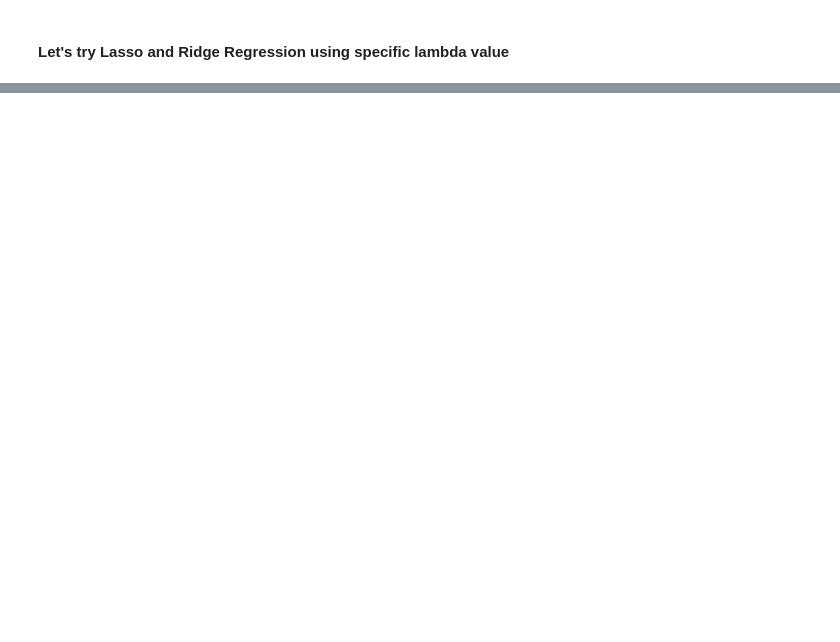
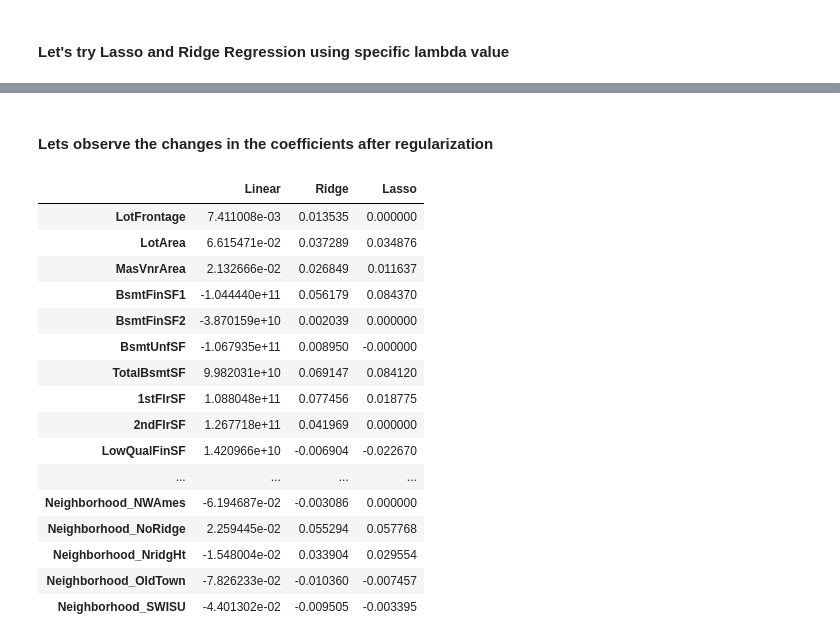
Before and after one commit to sabhrantsrivastava/HousingAnalysisAdvancedRegression, a Jupyter notebook: Sabhrant_Srivastava_Housing_Analysis.ipynb, the cells around one changed output, grey strips where cells are left out. Saved outputs shown, nothing was run; the diff lists cells and outputs as text; code cells hidden in the pictures; blank space fills up the shorter version.

```diff
--- a/Sabhrant_Srivastava_Housing_Analysis.ipynb
+++ b/Sabhrant_Srivastava_Housing_Analysis.ipynb
@@ -1420,0 +1522,8 @@ for i in lambdas:
+# %%
+#Fitting Lasso model for alpha = 0.01 and printing coefficients which have been penalised
+
+alpha =0.01
+
+lasso = Lasso(alpha=alpha)
+
+lasso.fit(X_train, y_train)
@@ -1452,0 +1615,31 @@ r2 score = 0.9999999999618804
+# %% [markdown]
+#### Lets observe the changes in the coefficients after regularization
+# %%
+betas = pd.DataFrame(index=X_train.columns)
+# %%
+betas.rows = X_train.columns
+# %%
+betas['Linear'] = lm.coef_
+betas['Ridge'] = ridge.coef_
+betas['Lasso'] = lasso.coef_
+# %%
+pd.set_option('display.max_rows', None)
+betas.head(68)
+# %% [output]
+|  | Linear | Ridge | Lasso |
+| LotFrontage | 7.411008e-03 | 0.013535 | 0.000000 |
+| LotArea | 6.615471e-02 | 0.037289 | 0.034876 |
+| MasVnrArea | 2.132666e-02 | 0.026849 | 0.011637 |
+| BsmtFinSF1 | -1.044440e+11 | 0.056179 | 0.084370 |
+| BsmtFinSF2 | -3.870159e+10 | 0.002039 | 0.000000 |
+| BsmtUnfSF | -1.067935e+11 | 0.008950 | -0.000000 |
+| TotalBsmtSF | 9.982031e+10 | 0.069147 | 0.084120 |
+| 1stFlrSF | 1.088048e+11 | 0.077456 | 0.018775 |
+| 2ndFlrSF | 1.267718e+11 | 0.041969 | 0.000000 |
+| LowQualFinSF | 1.420966e+10 | -0.006904 | -0.022670 |
+| ... | ... | ... | ... |
+| Neighborhood_NWAmes | -6.194687e-02 | -0.003086 | 0.000000 |
+| Neighborhood_NoRidge | 2.259445e-02 | 0.055294 | 0.057768 |
+| Neighborhood_NridgHt | -1.548004e-02 | 0.033904 | 0.029554 |
+| Neighborhood_OldTown | -7.826233e-02 | -0.010360 | -0.007457 |
+| Neighborhood_SWISU | -4.401302e-02 | -0.009505 | -0.003395 |
```
Also changed, not shown: parts of 40 cells of this notebook.
